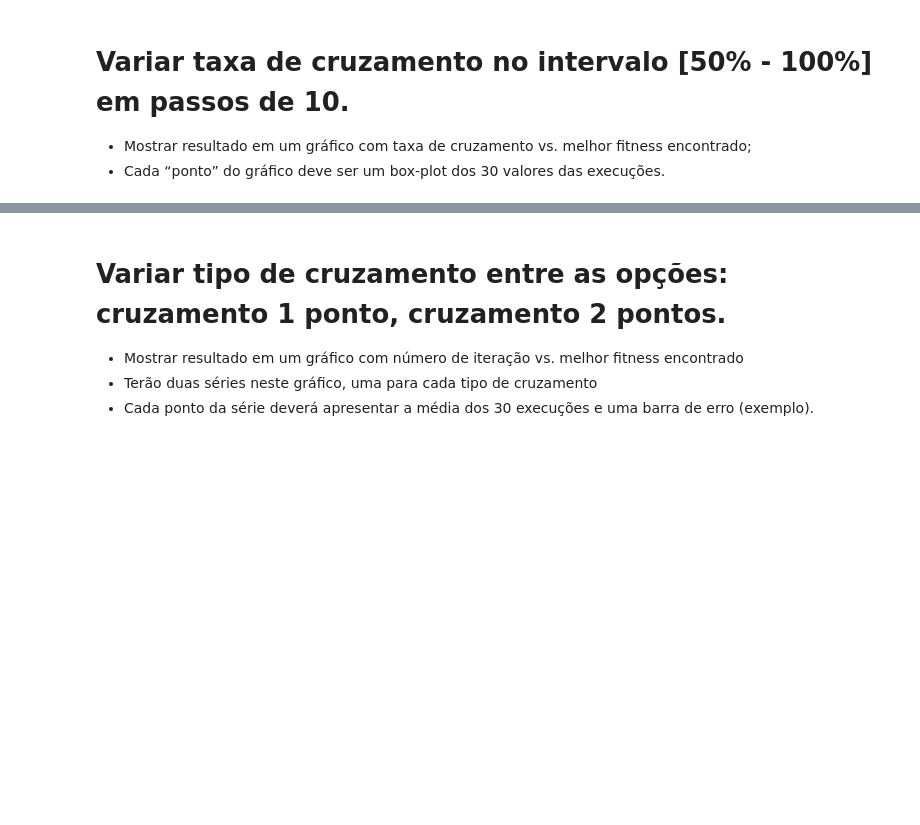
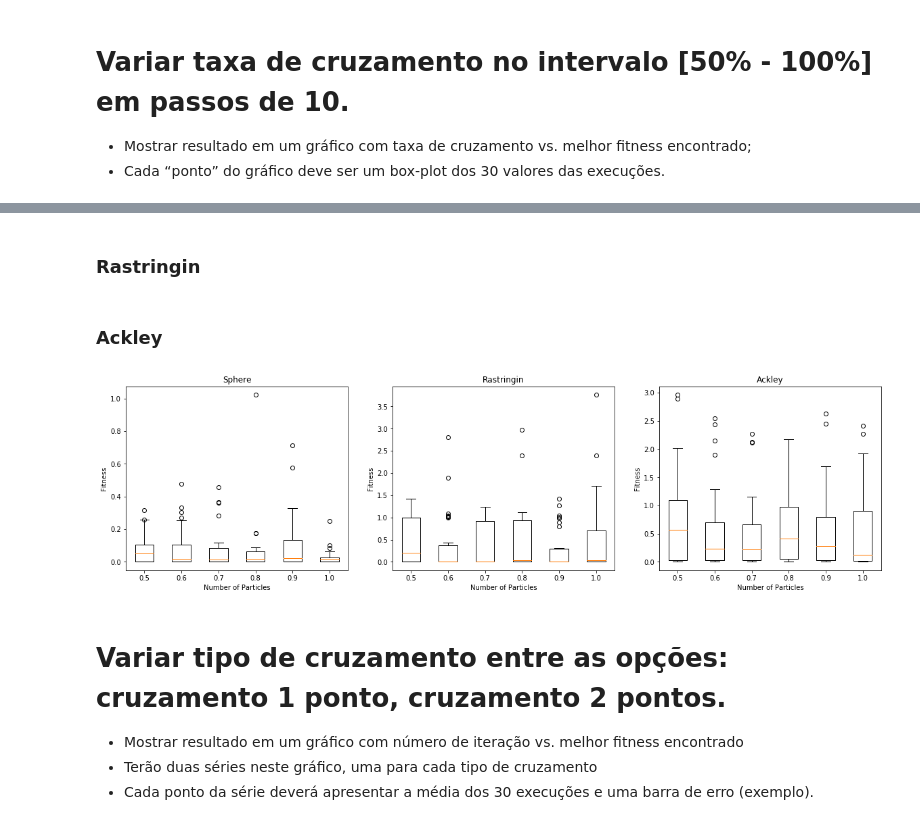
Before and after one commit to anthonyjatoba/bioinspired-optimization, a Jupyter notebook: GA.ipynb, the cells around one changed output, grey strips where cells are left out. Drawn from its saved outputs; the diff is of its cells as text; code cells hidden in the pictures; blank space fills up the shorter version.

Commit message:
Added GA CX Probability test

```diff
--- a/GA.ipynb
+++ b/GA.ipynb
@@ -101,0 +121,2 @@ plt.show()
+# %% [markdown]
+### Rastringin
@@ -102,3 +140,49 @@ plt.show()
+# %% [markdown]
+### Ackley
+# %%
+bounds = [(-5, 5), (-5, 5), (-5, 5)]
+
+ackley_results = []
+ackley_cross_probability = []
+
+# varying the number of particles
+for n in np.arange(0.5, 1.01, 0.1):
+    ga = GA(ackley, bounds, cx_prob=n)
+    results = []
+    # executing algorithm 30 times
+    for i in range(30):
+        execution = ga.run()
+        results.append(execution)
+
+    ackley_cross_probability.append(n)
+    ackley_results.append(results)
+# %%
+plt.figure(figsize=(20, 5))
+
+plt.subplot(1, 3, 1)
+plt.boxplot(sphere_results)
+plt.xticks(range(1, len(sphere_results) + 1), np.around(sphere_cross_probability,1))
+plt.title('Sphere')
+plt.ylabel("Fitness")
+plt.xlabel("Number of Particles")
+
+plt.subplot(1, 3, 2)
+plt.boxplot(rastringin_results)
+plt.xticks(range(1, len(rastringin_results) + 1), np.around(rastringin_cross_probability,1))
+plt.title('Rastringin')
+plt.ylabel("Fitness")
+plt.xlabel("Number of Particles")
+
+plt.subplot(1, 3, 3)
+plt.boxplot(ackley_results)
+plt.xticks(range(1, len(ackley_results) + 1), np.around(ackley_cross_probability,1))
+plt.title('Ackley')
+plt.ylabel("Fitness")
+plt.xlabel("Number of Particles")
+
+plt.show()
+# %% [output]
+[figure, added]
 # %% [markdown]
 # Variar tipo de cruzamento entre as opções: cruzamento 1 ponto, cruzamento 2 pontos.
 * Mostrar resultado em um gráfico com número de iteração vs. melhor fitness encontrado
```
Also changed, not shown: parts of 3 cells of this notebook.
